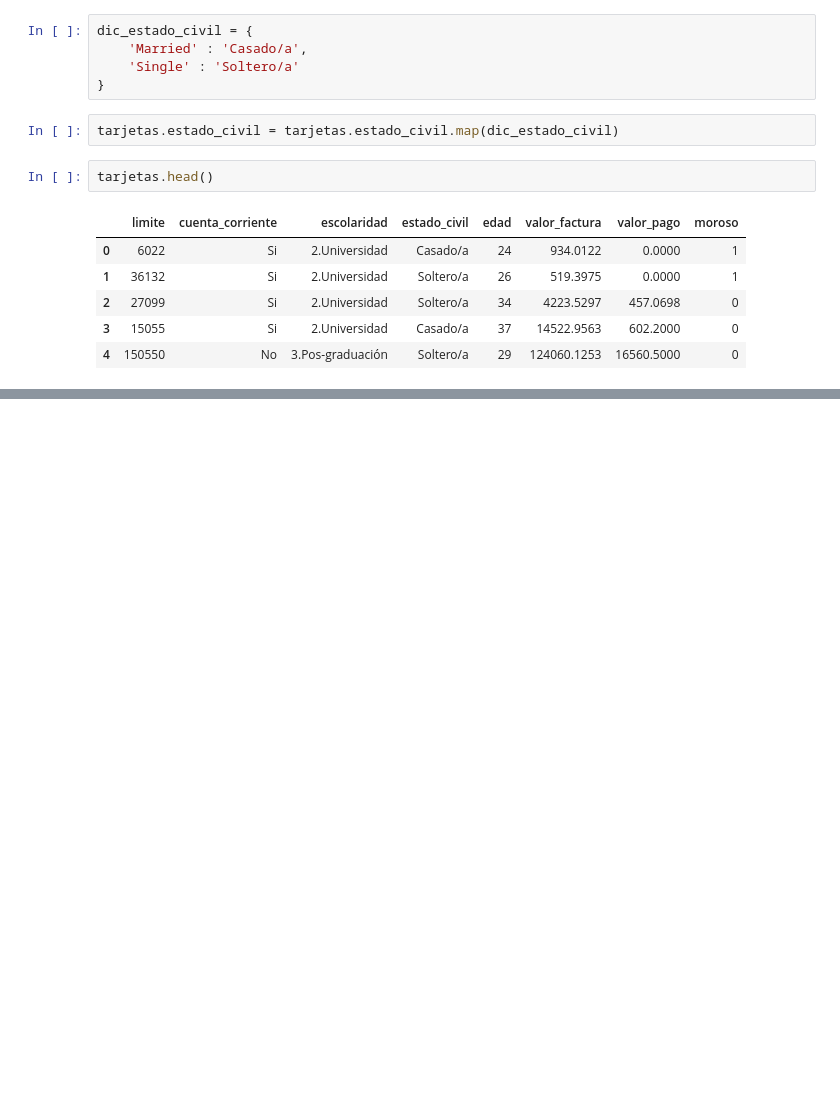
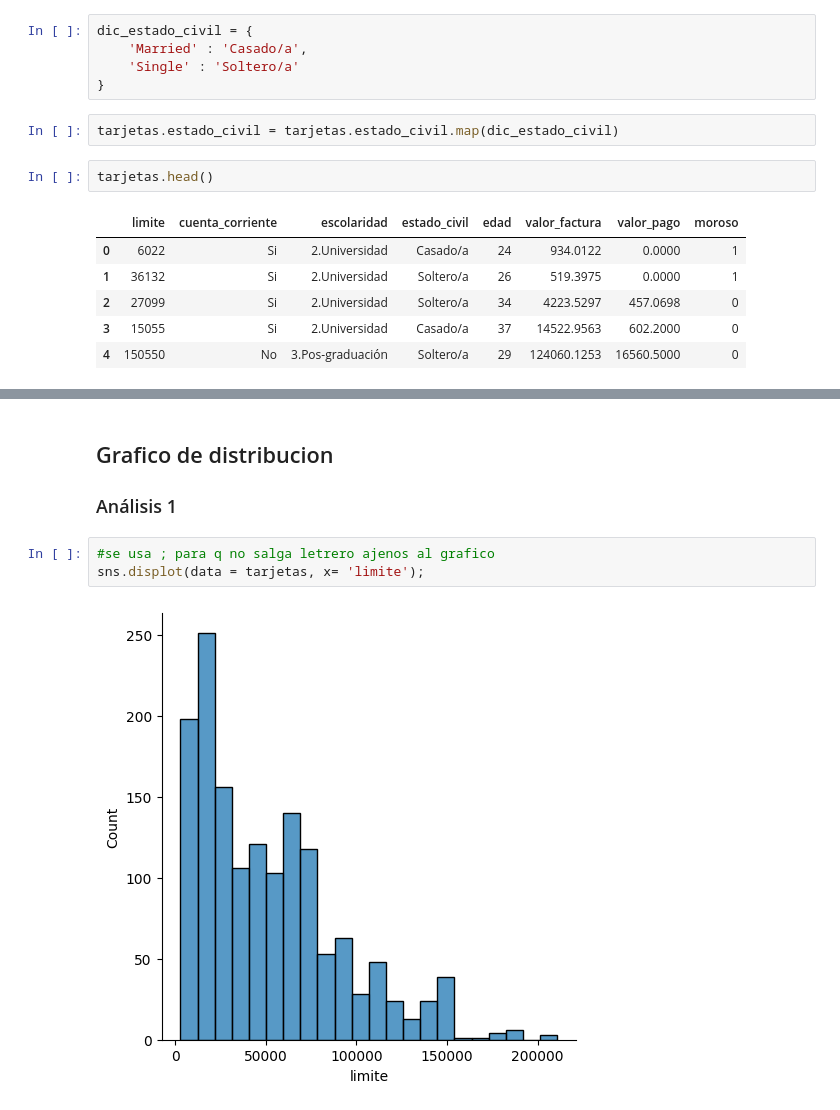
Before and after one commit to natalyq1/seaborn_python_, a Jupyter notebook: Seaborn_Analisis_de_datos.ipynb, the cells around one changed output, grey strips where cells are left out. Cells and saved outputs as stored; diff of their text form; blank space fills up the shorter version.

```diff
--- a/Seaborn_Analisis_de_datos.ipynb
+++ b/Seaborn_Analisis_de_datos.ipynb
@@ -148,0 +180,9 @@ tarjetas.head()
+# %% [markdown]
+## Grafico de distribucion
+
+### Análisis 1
+# %%
+#se usa ; para q no salga letrero ajenos al grafico
+sns.displot(data = tarjetas, x= 'limite');
+# %% [output]
+[figure, added]
```
Also changed, not shown: parts of 16 cells of this notebook.
